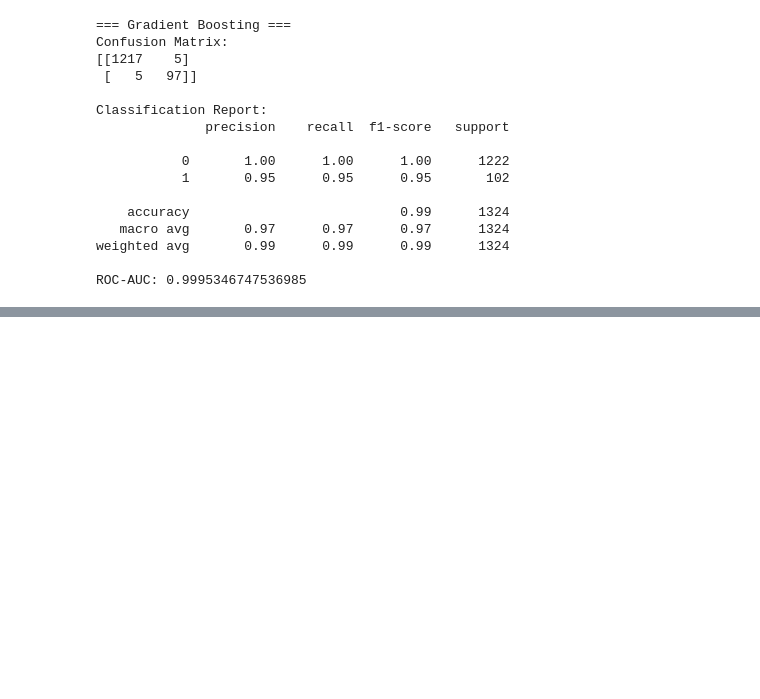
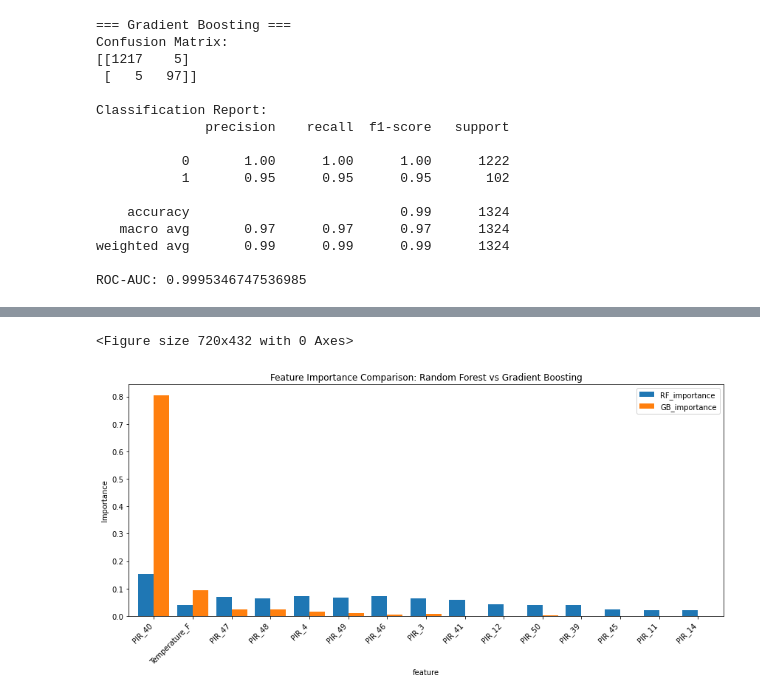
Before and after one commit to Grace-5507/Office-Occupancy-Prediction, a Jupyter notebook: PIRvision_FoG_presence_detection.ipynb, the cells around one changed output, grey strips where cells are left out. Saved outputs shown, nothing was run; the diff lists cells and outputs as text; code cells hidden in the pictures; blank space fills up the shorter version.

```diff
--- a/PIRvision_FoG_presence_detection.ipynb
+++ b/PIRvision_FoG_presence_detection.ipynb
@@ -1459,0 +1493,32 @@ Gradient Boosting is still excellent, more compact, and sometimes more interpret
+# %%
+import seaborn as sns
+
+# Combine RF and GB importances into one DataFrame
+rf_df = pd.DataFrame({"feature": X_train.columns, "RF_importance": rf.feature_importances_})
+gb_df = pd.DataFrame({"feature": X_train.columns, "GB_importance": gb.feature_importances_})
+
+# Merge on feature
+importance_df = rf_df.merge(gb_df, on="feature")
+
+# Take average importance to sort
+importance_df["avg_importance"] = (importance_df["RF_importance"] + importance_df["GB_importance"]) / 2
+importance_df = importance_df.sort_values("avg_importance", ascending=False).head(15)  # top 15
+
+# Plot
+plt.figure(figsize=(10, 6))
+importance_df.plot(
+    x="feature",
+    y=["RF_importance", "GB_importance"],
+    kind="bar",
+    figsize=(12, 6),
+    width=0.8
+)
+
+plt.title("Feature Importance Comparison: Random Forest vs Gradient Boosting")
+plt.ylabel("Importance")
+plt.xticks(rotation=45, ha="right")
+plt.tight_layout()
+plt.show()
+# %% [output]
+<Figure size 720x432 with 0 Axes>
+[figure, added]
```
Also changed, not shown: parts of 3 cells of this notebook.
